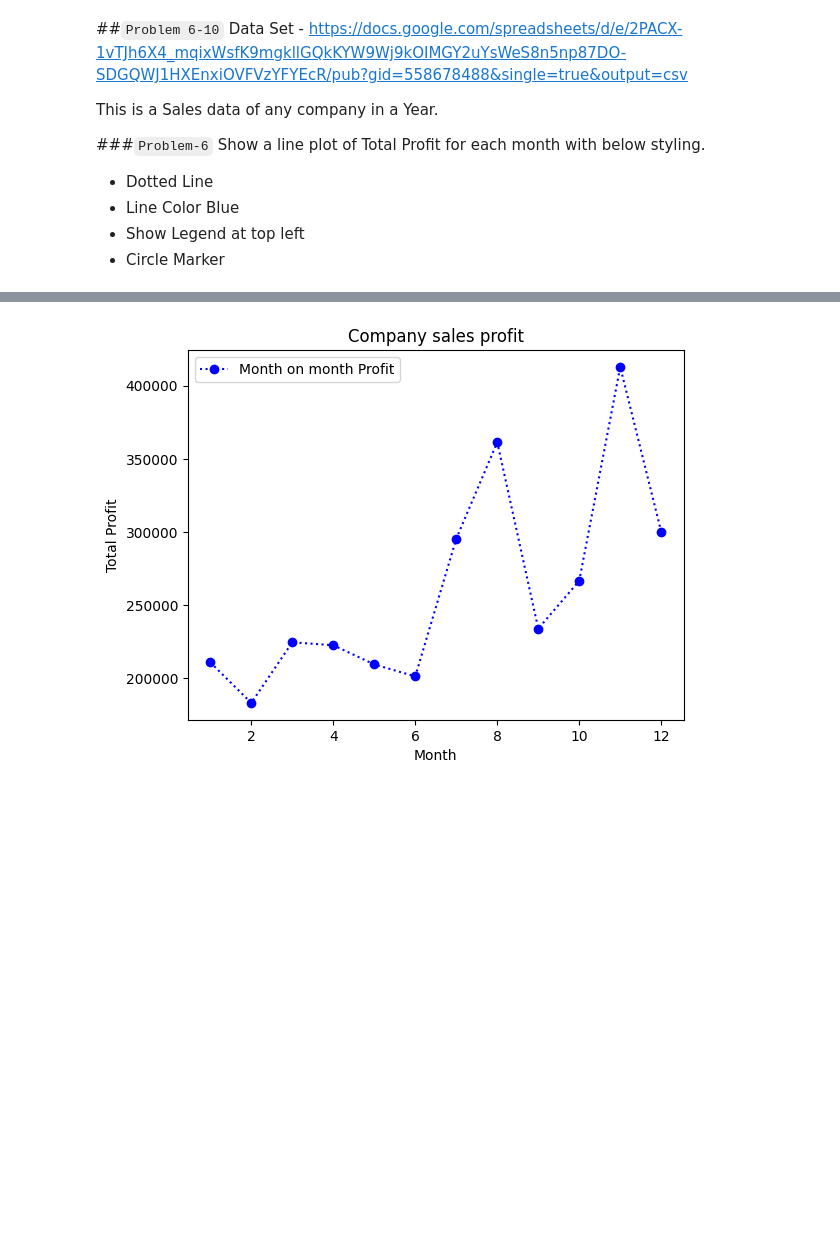
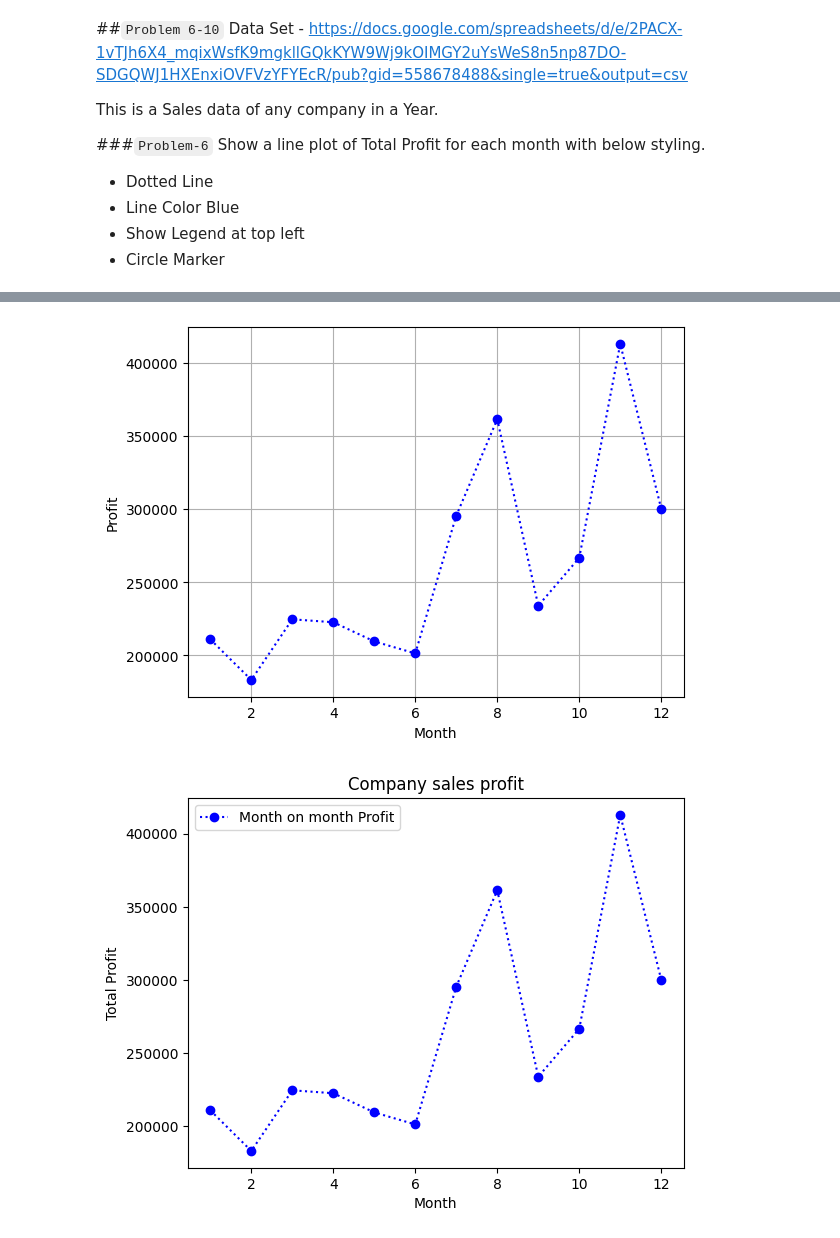
Before and after one commit to singhbhaskar360/Python_ML, a Jupyter notebook: matplotlib_task_23_solutions.ipynb, the cells around one changed output, grey strips where cells are left out. Saved outputs shown, nothing was run; the diff lists cells and outputs as text; code cells hidden in the pictures; blank space fills up the shorter version.

```diff
--- a/matplotlib_task_23_solutions.ipynb
+++ b/matplotlib_task_23_solutions.ipynb
@@ -103,5 +103,7 @@ Show a line plot of Total Profit for each month with below styling.
 * Line Color Blue
 * Show Legend at top left
 * Circle Marker
+# %%
+x=df_1.groupby('month_number')['total_profit'].sum()
 # %%
 # code here
@@ -121,6 +123,14 @@ df
 | 9 | 10 | 1990 | 1890 | 8300 | 10300 | 2300 | 1890 | 26670 | ... |
 | 10 | 11 | 2340 | 2100 | 7300 | 13300 | 2400 | 2100 | 41280 | ... |
 | 11 | 12 | 2900 | 1760 | 7400 | 14400 | 1800 | 1760 | 30020 | ... |
+# %%
+plt.plot(x.index,x.values,linestyle='dotted',color='blue',marker='o')
+plt.xlabel('Month')
+plt.ylabel('Profit')
+plt.grid()
+plt.show()
+# %% [output]
+[figure, added]
 # %%
 plt.plot(df['month_number'],df['total_profit'],label='Month on month Profit',color='b',marker='o',linestyle='dotted')
 plt.xlabel('Month')
```
Also changed, not shown: parts of 6 cells of this notebook.
